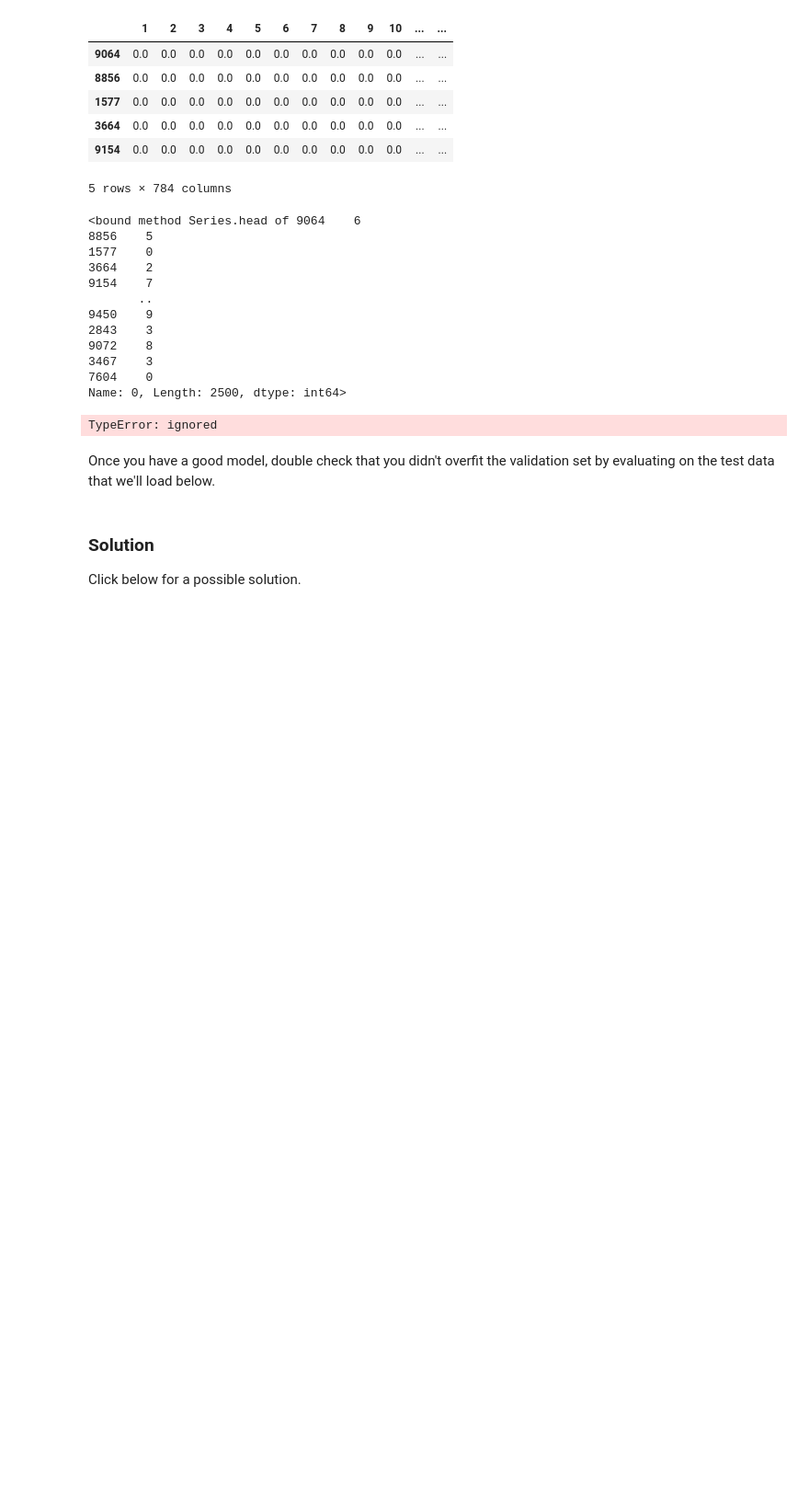
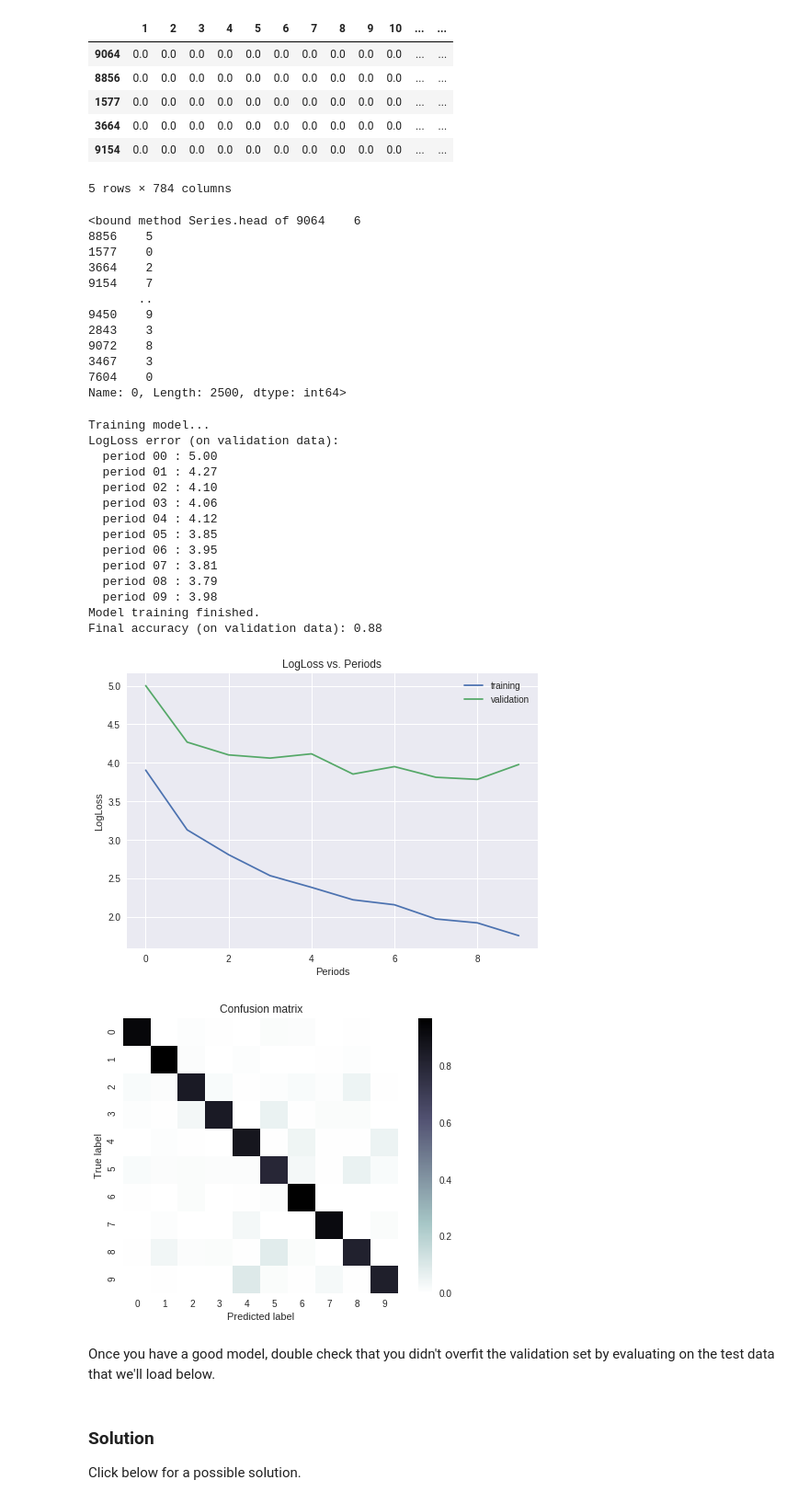
Before and after one commit to tenvol/tsf00, a Jupyter notebook: multi_class_classification_of_handwritten_digits.ipynb, the cells around one changed output. Shown at 92% size. Drawn from its saved outputs; the diff is of its cells as text; code cells hidden in the pictures; blank space fills up the shorter version.

```diff
--- a/multi_class_classification_of_handwritten_digits.ipynb
+++ b/multi_class_classification_of_handwritten_digits.ipynb
@@ -668,10 +668,13 @@ validation_targets.head
 7604    0
 Name: 0, Length: 2500, dtype: int64>
 # %%
-def train_nn_regression_model(
+def train_nn_classifier_model(
     learning_rate,
     steps,
     batch_size,
+    this_optimizer,
+    this_classes,
+    this_hidden_units,
     training_examples,
     training_targets,
     validation_examples,
@@ -710,10 +713,14 @@ def train_nn_regression_model(
   # Create a LinearClassifier object.
   my_optimizer = tf.train.AdagradOptimizer(learning_rate=learning_rate)
   my_optimizer = tf.contrib.estimator.clip_gradients_by_norm(my_optimizer, 5.0)
-  classifier = tf.estimator.LinearClassifier(
+
+  dnn_classifier_optimizer = 'Adagrad'
+
+  classifier = tf.estimator.DNNClassifier(
       feature_columns=construct_feature_columns(),
-      n_classes=10,
-      optimizer=my_optimizer,
+      n_classes=this_classes,
+      optimizer=this_optimizer,
+      hidden_units = this_hidden_units,
       config=tf.estimator.RunConfig(keep_checkpoint_max=1)
   )
 
@@ -787,17 +794,35 @@ def train_nn_regression_model(
 
   return classifier
 # %%
-_ = train_nn_regression_model(
-    my_optimizer=tf.train.GradientDescentOptimizer(learning_rate=0.0007),
+_ = train_nn_classifier_model(
+    #my_optimizer=tf.train.GradientDescentOptimizer(learning_rate=0.0007),
+    learning_rate = 0.5,
     steps=5000,
     batch_size=70,
-    hidden_units=[10, 10],
+    this_classes = 10,
+    this_optimizer = 'Adagrad',
+    this_hidden_units = [10,10],
     training_examples=training_examples,
     training_targets=training_targets,
     validation_examples=validation_examples,
     validation_targets=validation_targets)
 # %% [output]
-TypeError: ignored
+Training model...
+LogLoss error (on validation data):
+  period 00 : 5.00
+  period 01 : 4.27
+  period 02 : 4.10
+  period 03 : 4.06
+  period 04 : 4.12
+  period 05 : 3.85
+  period 06 : 3.95
+  period 07 : 3.81
+  period 08 : 3.79
+  period 09 : 3.98
+Model training finished.
+Final accuracy (on validation data): 0.88
+[figure, added]
+[figure, added]
 # %% [markdown]
 Once you have a good model, double check that you didn't overfit the validation set by evaluating on the test data that we'll load below.
 # %%
```
